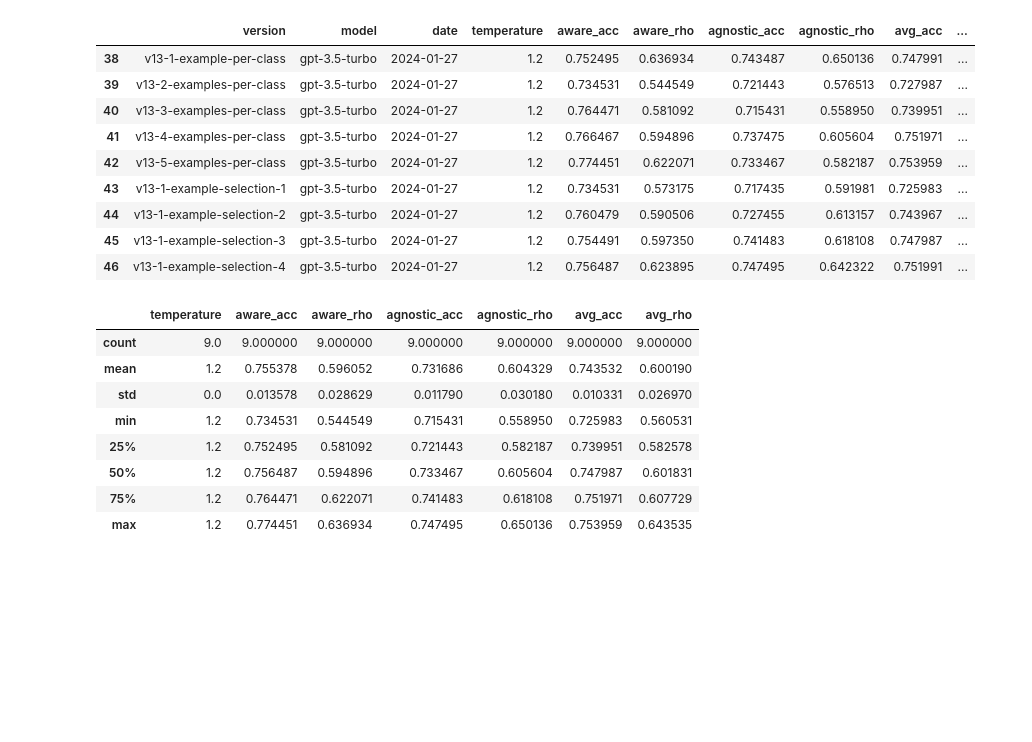
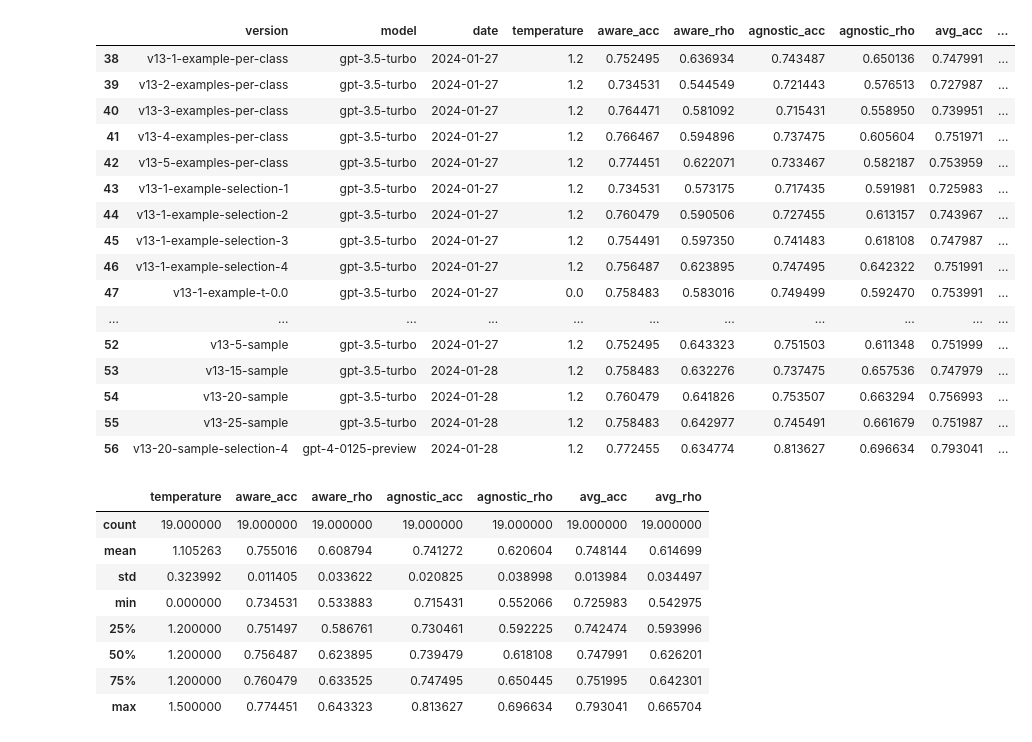
Before and after one commit to bradleypallen/shroom, a Jupyter notebook: prod/scores.ipynb, the cells around one changed output. Cells and saved outputs as stored; diff of their text form; code cells hidden in the pictures; blank space fills up the shorter version.

Commit message:
v13 n=20 selection 4 validate and submission runs

```diff
--- a/prod/scores.ipynb
+++ b/prod/scores.ipynb
@@ -101,29 +101,36 @@ plt.show()
 # %%
-df2 = df.query('date == "2024-01-27"')
+df2 = df.query('date >= "2024-01-27"')
 df2
 # %% [output]
 |  | version | model | date | temperature | aware_acc | aware_rho | agnostic_acc | agnostic_rho | avg_acc | ... |
 | 38 | v13-1-example-per-class | gpt-3.5-turbo | 2024-01-27 | 1.2 | 0.752495 | 0.636934 | 0.743487 | 0.650136 | 0.747991 | ... |
 | 39 | v13-2-examples-per-class | gpt-3.5-turbo | 2024-01-27 | 1.2 | 0.734531 | 0.544549 | 0.721443 | 0.576513 | 0.727987 | ... |
 | 40 | v13-3-examples-per-class | gpt-3.5-turbo | 2024-01-27 | 1.2 | 0.764471 | 0.581092 | 0.715431 | 0.558950 | 0.739951 | ... |
 | 41 | v13-4-examples-per-class | gpt-3.5-turbo | 2024-01-27 | 1.2 | 0.766467 | 0.594896 | 0.737475 | 0.605604 | 0.751971 | ... |
 | 42 | v13-5-examples-per-class | gpt-3.5-turbo | 2024-01-27 | 1.2 | 0.774451 | 0.622071 | 0.733467 | 0.582187 | 0.753959 | ... |
 | 43 | v13-1-example-selection-1 | gpt-3.5-turbo | 2024-01-27 | 1.2 | 0.734531 | 0.573175 | 0.717435 | 0.591981 | 0.725983 | ... |
 | 44 | v13-1-example-selection-2 | gpt-3.5-turbo | 2024-01-27 | 1.2 | 0.760479 | 0.590506 | 0.727455 | 0.613157 | 0.743967 | ... |
 | 45 | v13-1-example-selection-3 | gpt-3.5-turbo | 2024-01-27 | 1.2 | 0.754491 | 0.597350 | 0.741483 | 0.618108 | 0.747987 | ... |
 | 46 | v13-1-example-selection-4 | gpt-3.5-turbo | 2024-01-27 | 1.2 | 0.756487 | 0.623895 | 0.747495 | 0.642322 | 0.751991 | ... |
+| 47 | v13-1-example-t-0.0 | gpt-3.5-turbo | 2024-01-27 | 0.0 | 0.758483 | 0.583016 | 0.749499 | 0.592470 | 0.753991 | ... |
+| ... | ... | ... | ... | ... | ... | ... | ... | ... | ... | ... |
+| 52 | v13-5-sample | gpt-3.5-turbo | 2024-01-27 | 1.2 | 0.752495 | 0.643323 | 0.751503 | 0.611348 | 0.751999 | ... |
+| 53 | v13-15-sample | gpt-3.5-turbo | 2024-01-28 | 1.2 | 0.758483 | 0.632276 | 0.737475 | 0.657536 | 0.747979 | ... |
+| 54 | v13-20-sample | gpt-3.5-turbo | 2024-01-28 | 1.2 | 0.760479 | 0.641826 | 0.753507 | 0.663294 | 0.756993 | ... |
+| 55 | v13-25-sample | gpt-3.5-turbo | 2024-01-28 | 1.2 | 0.758483 | 0.642977 | 0.745491 | 0.661679 | 0.751987 | ... |
+| 56 | v13-20-sample-selection-4 | gpt-4-0125-preview | 2024-01-28 | 1.2 | 0.772455 | 0.634774 | 0.813627 | 0.696634 | 0.793041 | ... |
 # %%
 df2.describe()
 # %% [output]
 |  | temperature | aware_acc | aware_rho | agnostic_acc | agnostic_rho | avg_acc | avg_rho |
-| count | 9.0 | 9.000000 | 9.000000 | 9.000000 | 9.000000 | 9.000000 | 9.000000 |
-| mean | 1.2 | 0.755378 | 0.596052 | 0.731686 | 0.604329 | 0.743532 | 0.600190 |
-| std | 0.0 | 0.013578 | 0.028629 | 0.011790 | 0.030180 | 0.010331 | 0.026970 |
-| min | 1.2 | 0.734531 | 0.544549 | 0.715431 | 0.558950 | 0.725983 | 0.560531 |
-| 25% | 1.2 | 0.752495 | 0.581092 | 0.721443 | 0.582187 | 0.739951 | 0.582578 |
-| 50% | 1.2 | 0.756487 | 0.594896 | 0.733467 | 0.605604 | 0.747987 | 0.601831 |
-| 75% | 1.2 | 0.764471 | 0.622071 | 0.741483 | 0.618108 | 0.751971 | 0.607729 |
-| max | 1.2 | 0.774451 | 0.636934 | 0.747495 | 0.650136 | 0.753959 | 0.643535 |
+| count | 19.000000 | 19.000000 | 19.000000 | 19.000000 | 19.000000 | 19.000000 | 19.000000 |
+| mean | 1.105263 | 0.755016 | 0.608794 | 0.741272 | 0.620604 | 0.748144 | 0.614699 |
+| std | 0.323992 | 0.011405 | 0.033622 | 0.020825 | 0.038998 | 0.013984 | 0.034497 |
+| min | 0.000000 | 0.734531 | 0.533883 | 0.715431 | 0.552066 | 0.725983 | 0.542975 |
+| 25% | 1.200000 | 0.751497 | 0.586761 | 0.730461 | 0.592225 | 0.742474 | 0.593996 |
+| 50% | 1.200000 | 0.756487 | 0.623895 | 0.739479 | 0.618108 | 0.747991 | 0.626201 |
+| 75% | 1.200000 | 0.760479 | 0.633525 | 0.747495 | 0.650445 | 0.751995 | 0.642301 |
+| max | 1.500000 | 0.774451 | 0.643323 | 0.813627 | 0.696634 | 0.793041 | 0.665704 |
 # %%
 df3 = df2[[ 'version', 'model', 'agnostic_acc', 'agnostic_rho', 'aware_acc', 'aware_rho', "avg_acc", "avg_rho" ]].round(3)
 df3
```
Also changed, not shown: parts of 6 cells of this notebook, 41 other files.
